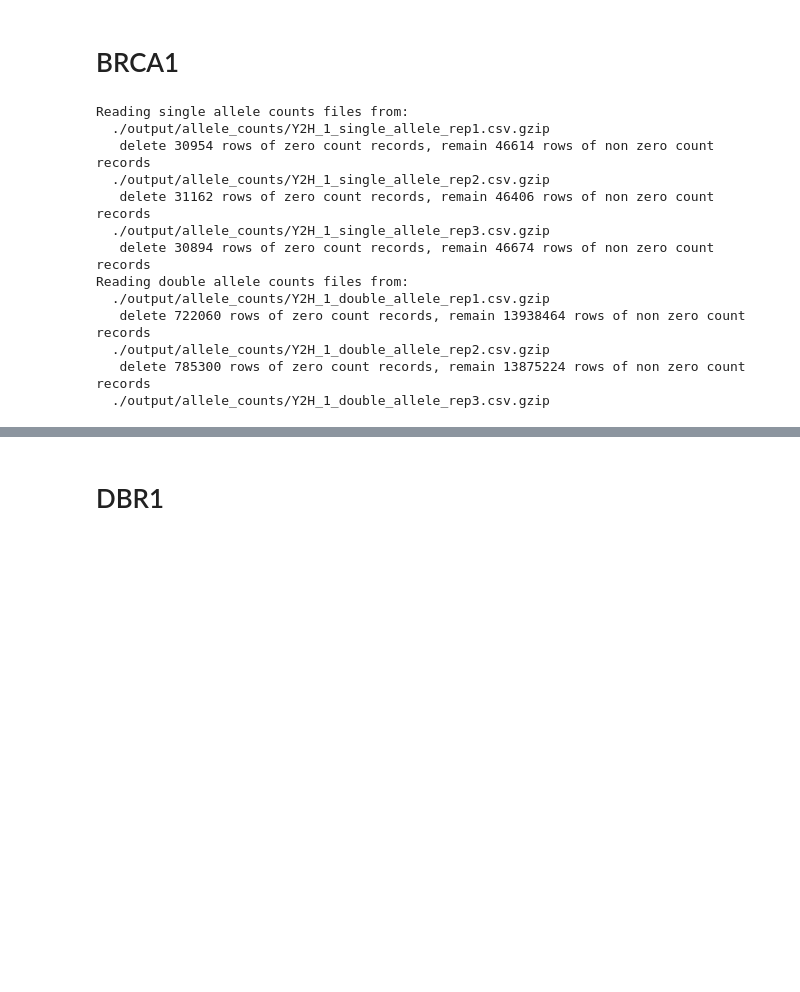
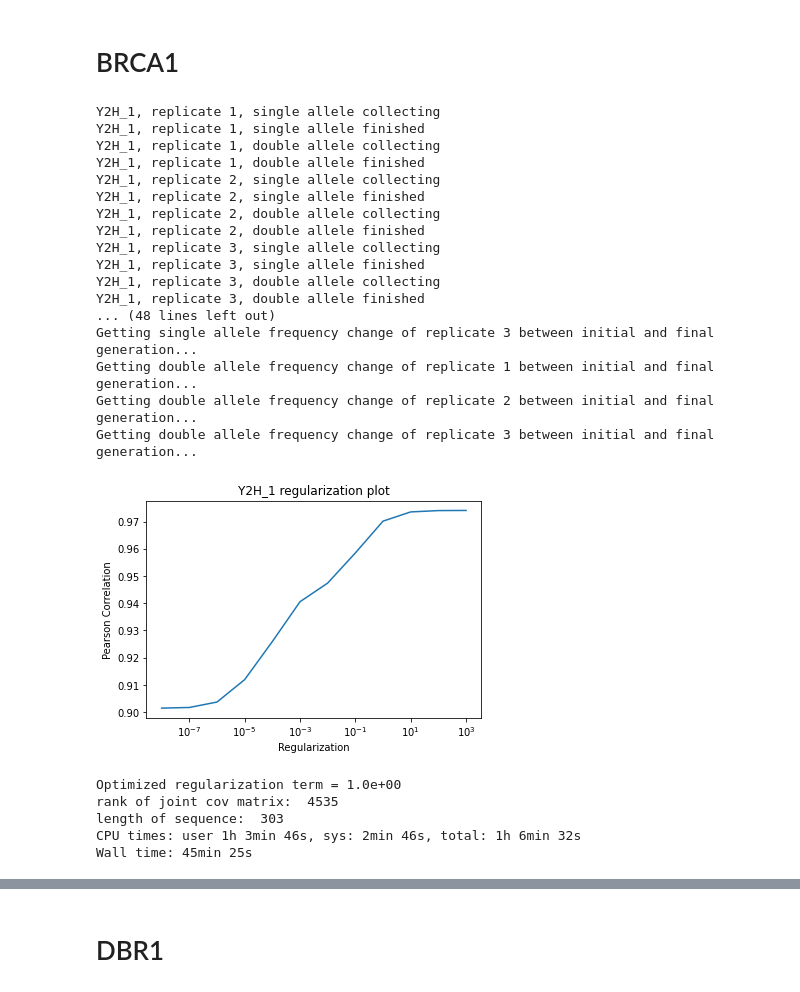
Before and after one commit to bartonlab/paper-DMS-inference, a Jupyter notebook: MPL_inference.ipynb, the cells around one changed output, grey strips where cells are left out. Drawn from its saved outputs; the diff is of its cells as text; code cells hidden in the pictures; blank space fills up the shorter version.

Commit message:
BRCA1 data update: nucleotide->amino acid counts and score

```diff
--- a/MPL_inference.ipynb
+++ b/MPL_inference.ipynb
@@ -221,36 +221,46 @@ Wall time: 18min 18s
 # %%
 %%time
 
 TARGET_PROTEIN_NAME    = 'Y2H_1'
 REFERENCE_SEQUENCE     = './data/raw_data/BRCA1_Reference_sequence.txt'
 INPUT_COUNTS_DIR       = './output/allele_counts/'
 OUTPUT_SELECTION_DIR   = './output/selection_coefficients/'
-RAW_HAPLOTYPE          = './data/raw_data/BRCA1_nucleotide_variant.csv'
+RAW_HAPLOTYPE          = './data/raw_data/BRCA1_aa2codon_counts.csv.gz'
 TRANSFORMED_HAPLOTYPE  = './output/haplotype_counts/Y2H_1_haplotype_counts.csv.gzip'
 REPLICATES             = 3
 GENERATIONS            = [0, 18, 37, 45]
 HAPLOTYPE_REP_GEN_COL  = {1: ['hgvs_nt','Y2H_1_Rep1_c_0', 'Y2H_1_Rep1_c_18', 'Y2H_1_Rep1_c_37', 'Y2H_1_Rep1_c_45'],
                           2: ['hgvs_nt','Y2H_1_Rep2_c_0', 'Y2H_1_Rep2_c_18', 'Y2H_1_Rep2_c_37', 'Y2H_1_Rep2_c_45'],
                           3: ['hgvs_nt','Y2H_1_Rep3_c_0', 'Y2H_1_Rep3_c_18', 'Y2H_1_Rep3_c_37', 'Y2H_1_Rep3_c_45']}
 REGULARIZATION_PERCENT = 10
 
 # If allele counts exist, you can skip output_save_allele execution below
-# popDMS.output_save_allele(TARGET_PROTEIN_NAME, REFERENCE_SEQUENCE, RAW_HAPLOTYPE, TRANSFORMED_HAPLOTYPE, REPLICATES, GENERATIONS, INPUT_COUNTS_DIR, HAPLOTYPE_REP_GEN_COL)
+popDMS.output_save_allele(TARGET_PROTEIN_NAME, REFERENCE_SEQUENCE, RAW_HAPLOTYPE, TRANSFORMED_HAPLOTYPE, REPLICATES, GENERATIONS, INPUT_COUNTS_DIR, HAPLOTYPE_REP_GEN_COL)
 popDMS.full_length_pipeline(TARGET_PROTEIN_NAME, REPLICATES, INPUT_COUNTS_DIR, OUTPUT_SELECTION_DIR, REGULARIZATION_PERCENT)
 # %% [output]
-Reading single allele counts files from:
-  ./output/allele_counts/Y2H_1_single_allele_rep1.csv.gzip
-   delete 30954 rows of zero count records, remain 46614 rows of non zero count records
-  ./output/allele_counts/Y2H_1_single_allele_rep2.csv.gzip
-   delete 31162 rows of zero count records, remain 46406 rows of non zero count records
-  ./output/allele_counts/Y2H_1_single_allele_rep3.csv.gzip
-   delete 30894 rows of zero count records, remain 46674 rows of non zero count records
-Reading double allele counts files from:
-  ./output/allele_counts/Y2H_1_double_allele_rep1.csv.gzip
-   delete 722060 rows of zero count records, remain 13938464 rows of non zero count records
-  ./output/allele_counts/Y2H_1_double_allele_rep2.csv.gzip
-   delete 785300 rows of zero count records, remain 13875224 rows of non zero count records
-  ./output/allele_counts/Y2H_1_double_allele_rep3.csv.gzip
+Y2H_1, replicate 1, single allele collecting
+Y2H_1, replicate 1, single allele finished
+Y2H_1, replicate 1, double allele collecting
+Y2H_1, replicate 1, double allele finished
+Y2H_1, replicate 2, single allele collecting
+Y2H_1, replicate 2, single allele finished
+Y2H_1, replicate 2, double allele collecting
+Y2H_1, replicate 2, double allele finished
+Y2H_1, replicate 3, single allele collecting
+Y2H_1, replicate 3, single allele finished
+Y2H_1, replicate 3, double allele collecting
+Y2H_1, replicate 3, double allele finished
+... (48 lines left out)
+Getting single allele frequency change of replicate 3 between initial and final generation...
+Getting double allele frequency change of replicate 1 between initial and final generation...
+Getting double allele frequency change of replicate 2 between initial and final generation...
+Getting double allele frequency change of replicate 3 between initial and final generation...
+[figure, added]
+Optimized regularization term = 1.0e+00
+rank of joint cov matrix:  4535
+length of sequence:  303
+CPU times: user 1h 3min 46s, sys: 2min 46s, total: 1h 6min 32s
+Wall time: 45min 25s
 # %%
 %%time
 
```
Also changed, not shown: parts of 2 cells of this notebook, 19 other files.
